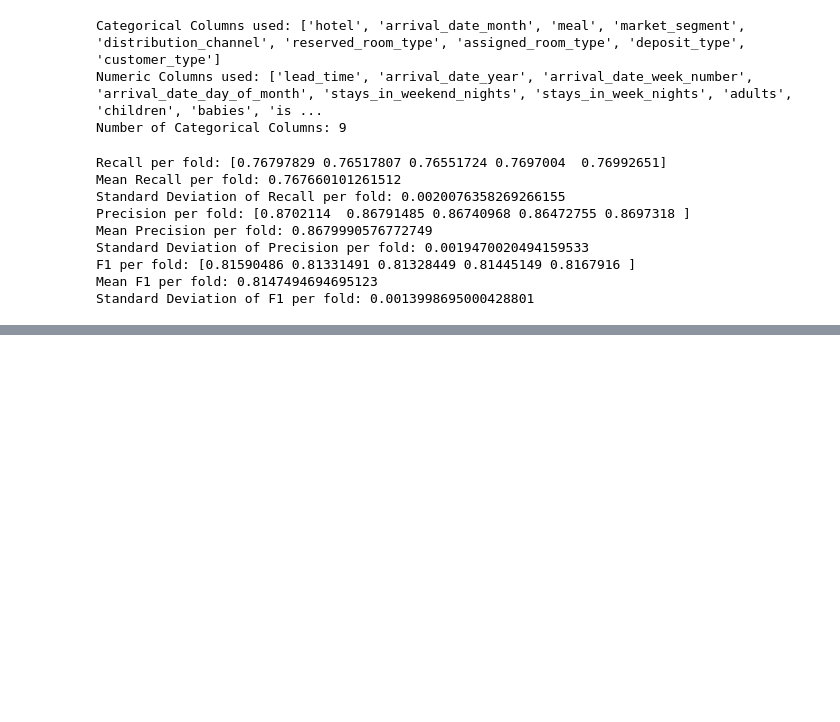
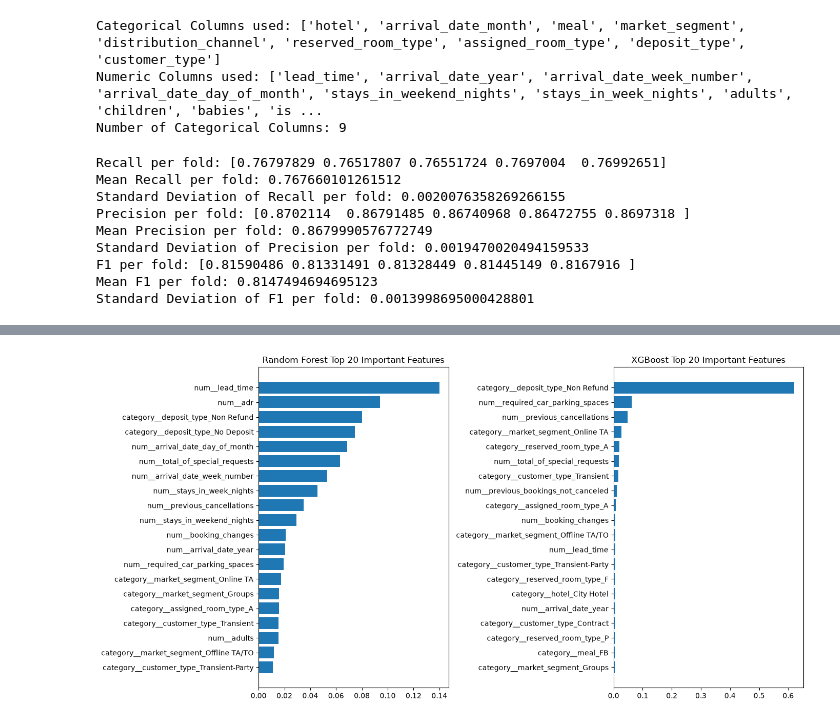
Before and after one commit to Subbu5602/Hotel-Booking-Cancellation-Prediction, a Jupyter notebook: notebooks/02_Baseline_Model.ipynb, the cells around one changed output, grey strips where cells are left out. Cells and saved outputs as stored; diff of their text form; code cells hidden in the pictures; blank space fills up the shorter version.

Commit message:
Compare RF vs XGBoost, add feature importance analysis

```diff
--- a/notebooks/02_Baseline_Model.ipynb
+++ b/notebooks/02_Baseline_Model.ipynb
@@ -82,0 +123,5 @@ Standard Deviation of F1 per fold: 0.0013998695000428801
+# %%
+#Actually fitting the real models for checking if both models put same weightage on features
+
+model_1.fit(X,y)
+model_2.fit(X,y)
@@ -82,0 +146,32 @@ Standard Deviation of F1 per fold: 0.0013998695000428801
+# %%
+# Returning all the feature names for better readability while plotting
+
+#Finding feature name cols from the "preprocessor" step - any model works as both use same preprocessor
+feature_names = model_1.named_steps["preprocessor"].get_feature_names_out()
+# %%
+#Checking which feature is had more weightage for the model
+
+import matplotlib.pyplot as plt
+import numpy as np
+
+rf_importances = model_1.named_steps["classifier"].feature_importances_
+xgb_importances = model_2.named_steps["classifier"].feature_importances_
+
+#Taking top 20 most important features for each model
+top_n = 20
+rf_top_idx = np.argsort(rf_importances)[-top_n:]
+xgb_top_idx = np.argsort(xgb_importances)[-top_n:]
+
+fig,axes = plt.subplots(1,2,figsize=(14,7))
+
+#Horizontal Bar plots for each model with top 20 features on importance/weightage and their feature_importances_ value
+axes[0].barh(feature_names[rf_top_idx],rf_importances[rf_top_idx])
+axes[0].set_title("Random Forest Top 20 Important Features")
+
+axes[1].barh(feature_names[xgb_top_idx],xgb_importances[xgb_top_idx])
+axes[1].set_title("XGBoost Top 20 Important Features")
+
+plt.tight_layout()
+plt.show()
+# %% [output]
+[figure, added]
```
Also changed, not shown: parts of 6 cells of this notebook.
